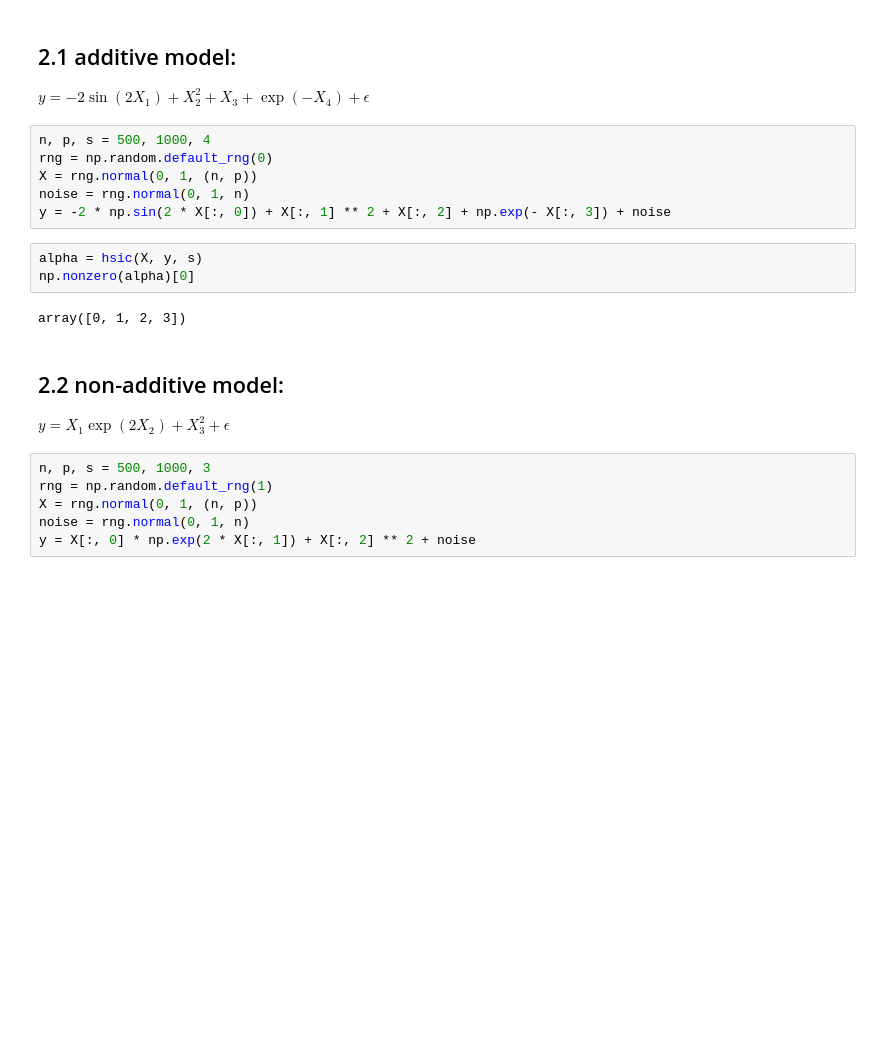
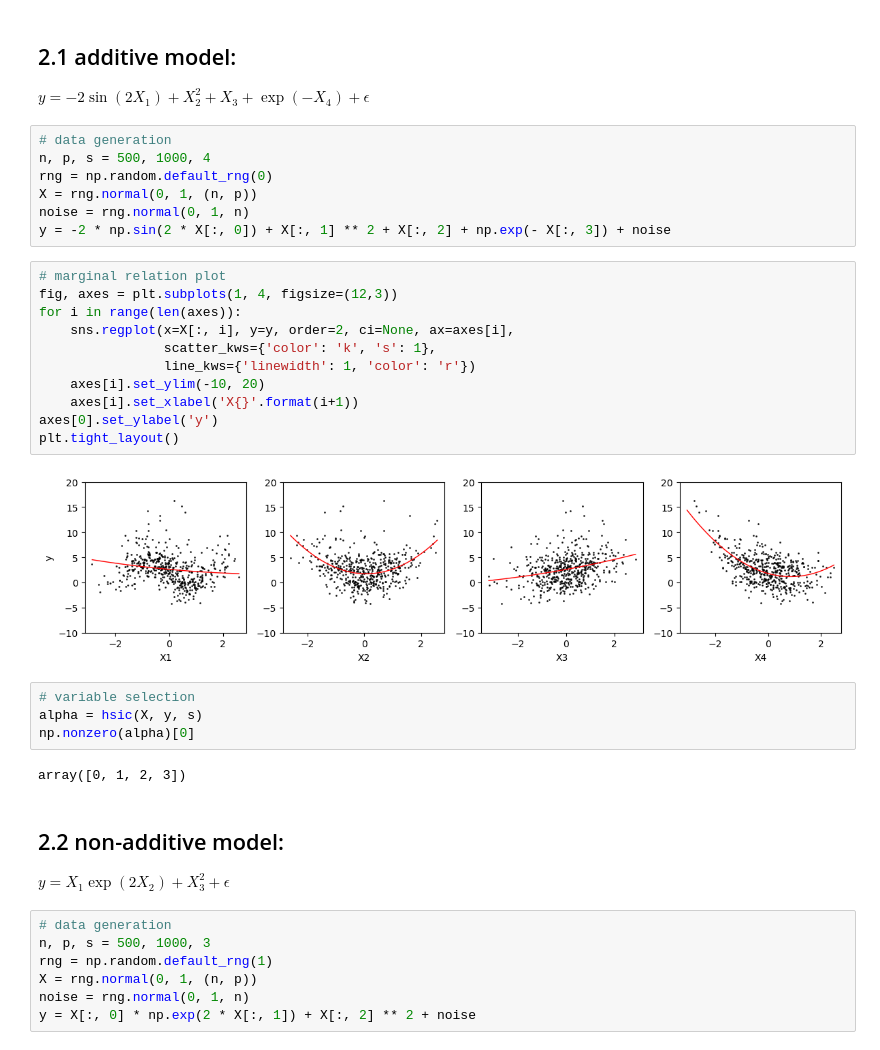
Before and after one commit to abess-team/skscope, a Jupyter notebook: docs/source/examples/Other/hsic-splicing.ipynb, the cells around one changed output. Cells and saved outputs as stored; diff of their text form; blank space fills up the shorter version.

```diff
--- a/docs/source/examples/Other/hsic-splicing.ipynb
+++ b/docs/source/examples/Other/hsic-splicing.ipynb
@@ -57,12 +59,27 @@ def hsic(X, y, sparsity, gamma_x=0.7, gamma_y=0.7):
 ## 2.1 additive model:
 $y=-2\sin(2X_1)+X_2^2+X_3+\exp(-X_4)+\epsilon$
 # %%
+# data generation
 n, p, s = 500, 1000, 4
 rng = np.random.default_rng(0)
 X = rng.normal(0, 1, (n, p))
 noise = rng.normal(0, 1, n)
 y = -2 * np.sin(2 * X[:, 0]) + X[:, 1] ** 2 + X[:, 2] + np.exp(- X[:, 3]) + noise
+# %%
+# marginal relation plot
+fig, axes = plt.subplots(1, 4, figsize=(12,3))
+for i in range(len(axes)):
+    sns.regplot(x=X[:, i], y=y, order=2, ci=None, ax=axes[i],
+                scatter_kws={'color': 'k', 's': 1},
+                line_kws={'linewidth': 1, 'color': 'r'})
+    axes[i].set_ylim(-10, 20)
+    axes[i].set_xlabel('X{}'.format(i+1))
+axes[0].set_ylabel('y')
+plt.tight_layout()
+# %% [output]
+[figure, added]
 # %%
+# variable selection
 alpha = hsic(X, y, s)
 np.nonzero(alpha)[0]
 # %% [output]
@@ -71,6 +88,7 @@ array([0, 1, 2, 3])
 ## 2.2 non-additive model:
 $y=X_1\exp(2X_2)+X_3^2+\epsilon$
 # %%
+# data generation
 n, p, s = 500, 1000, 3
 rng = np.random.default_rng(1)
 X = rng.normal(0, 1, (n, p))
```
Also changed, not shown: parts of 3 cells of this notebook.
